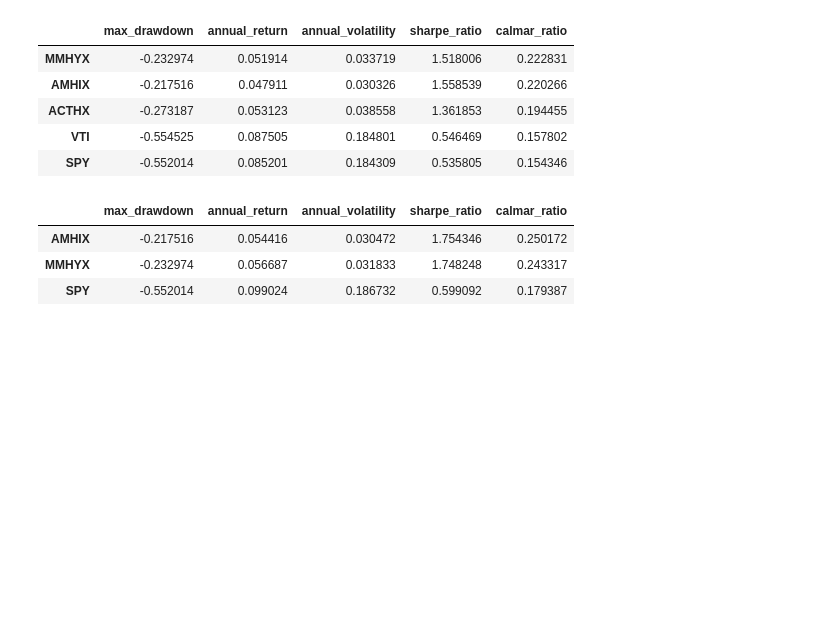
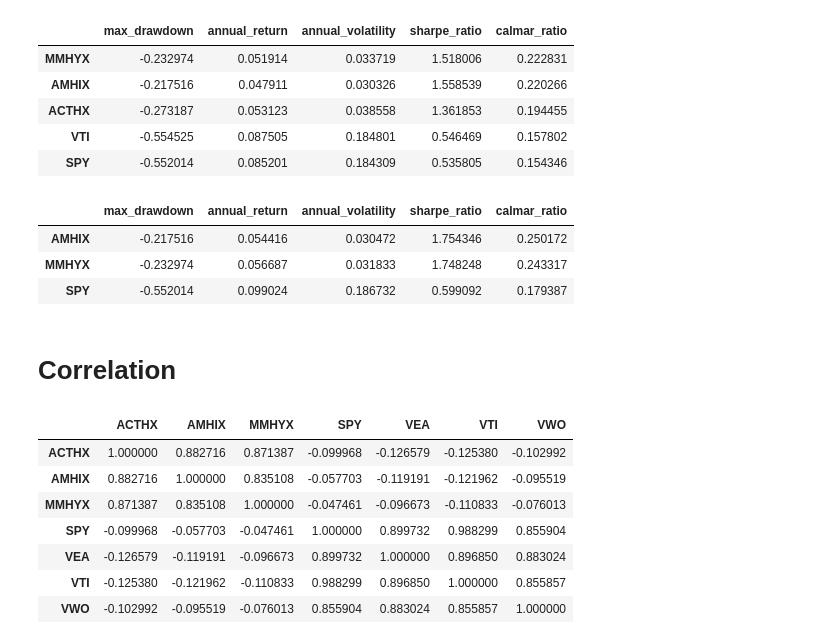
Before and after one commit to tianhuil/portfolio, a Jupyter notebook: Fixed_Income.ipynb, the cells around one changed output. Saved outputs shown, nothing was run; the diff lists cells and outputs as text; code cells hidden in the pictures; blank space fills up the shorter version.

Commit message:
Added Correlation

```diff
--- a/Fixed_Income.ipynb
+++ b/Fixed_Income.ipynb
@@ -187,3 +187,16 @@ compute_stats(df_returns.last('25Y').dropna(axis=1))
 | AMHIX | -0.217516 | 0.054416 | 0.030472 | 1.754346 | 0.250172 |
 | MMHYX | -0.232974 | 0.056687 | 0.031833 | 1.748248 | 0.243317 |
 | SPY | -0.552014 | 0.099024 | 0.186732 | 0.599092 | 0.179387 |
+# %% [markdown]
+# Correlation
+# %%
+df_returns.corr()
+# %% [output]
+|  | ACTHX | AMHIX | MMHYX | SPY | VEA | VTI | VWO |
+| ACTHX | 1.000000 | 0.882716 | 0.871387 | -0.099968 | -0.126579 | -0.125380 | -0.102992 |
+| AMHIX | 0.882716 | 1.000000 | 0.835108 | -0.057703 | -0.119191 | -0.121962 | -0.095519 |
+| MMHYX | 0.871387 | 0.835108 | 1.000000 | -0.047461 | -0.096673 | -0.110833 | -0.076013 |
+| SPY | -0.099968 | -0.057703 | -0.047461 | 1.000000 | 0.899732 | 0.988299 | 0.855904 |
+| VEA | -0.126579 | -0.119191 | -0.096673 | 0.899732 | 1.000000 | 0.896850 | 0.883024 |
+| VTI | -0.125380 | -0.121962 | -0.110833 | 0.988299 | 0.896850 | 1.000000 | 0.855857 |
+| VWO | -0.102992 | -0.095519 | -0.076013 | 0.855904 | 0.883024 | 0.855857 | 1.000000 |
```
Also changed, not shown: parts of 1 cell of this notebook.
